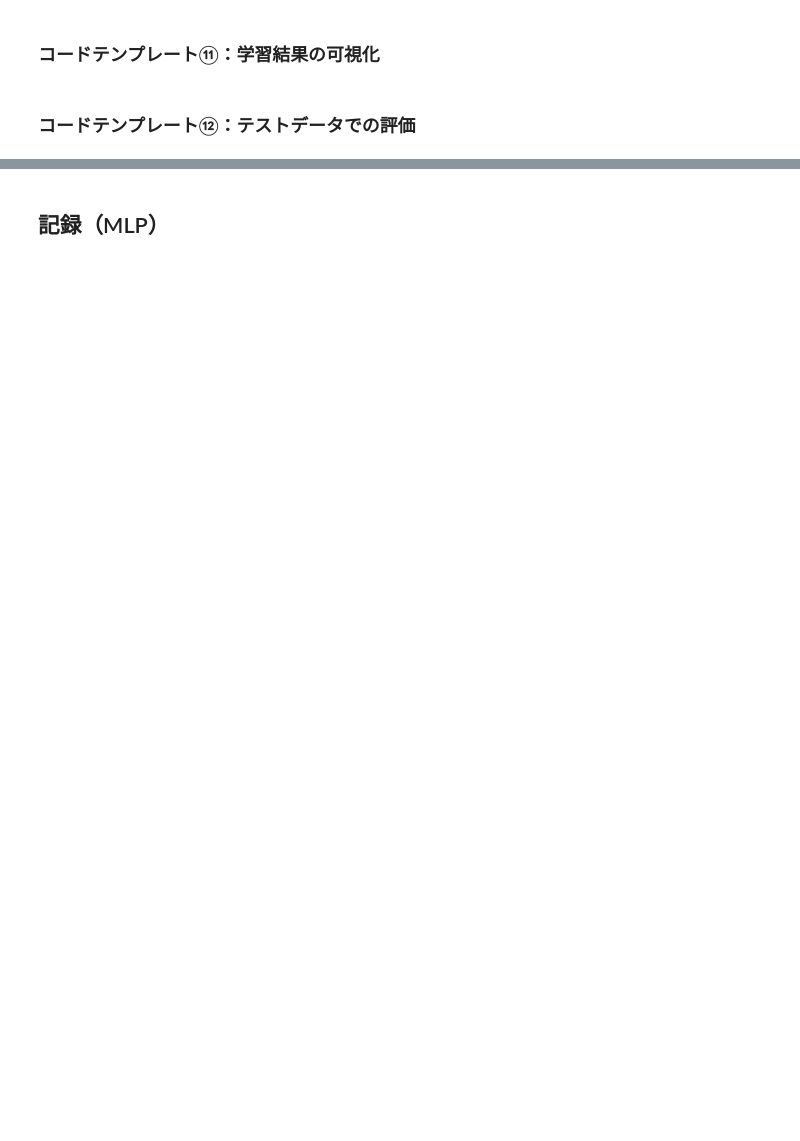
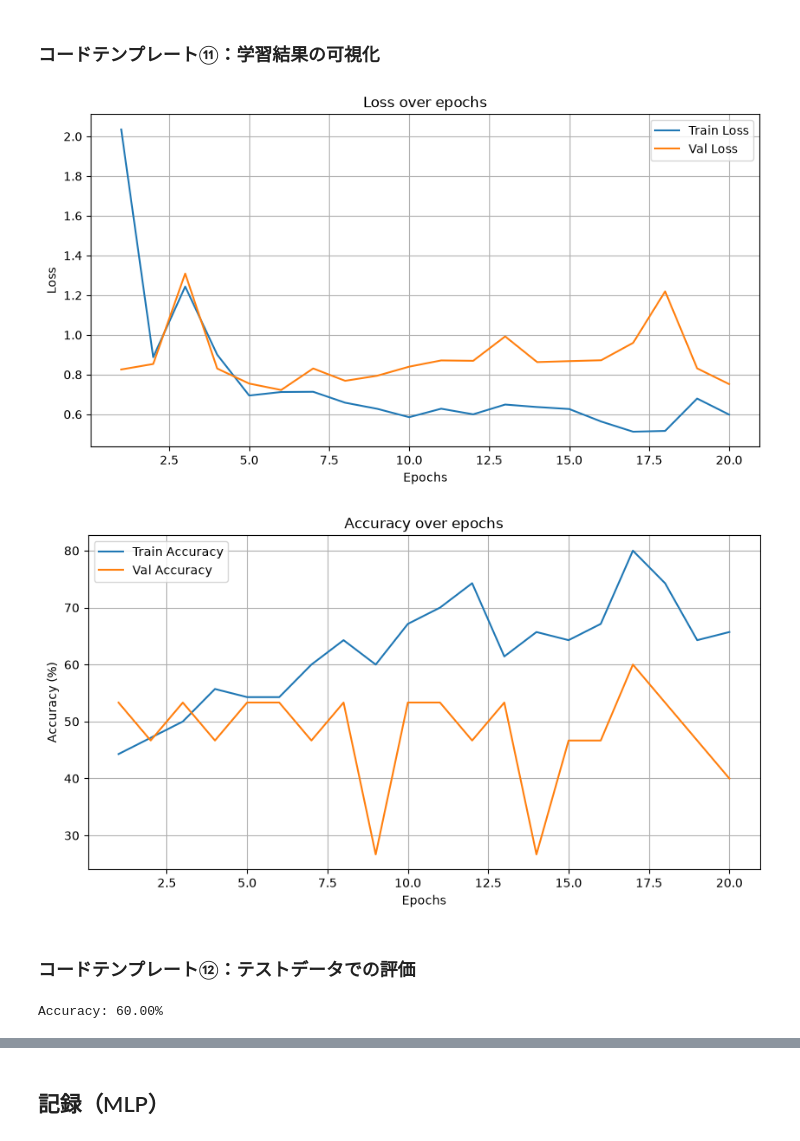
Before and after one commit to Wakana-0907/2026AI_TD, a Jupyter notebook: course1/day4/ex1.ipynb, the cells around one changed output, grey strips where cells are left out. Drawn from its saved outputs; the diff is of its cells as text; code cells hidden in the pictures; blank space fills up the shorter version.

```diff
--- a/course1/day4/ex1.ipynb
+++ b/course1/day4/ex1.ipynb
@@ -81,4 +260,9 @@ check("⑦", globals())
 # %% [markdown]
 ### コードテンプレート⑧⑨：損失関数と最適化手法
+# %%
+# 損失関数：予測と正解のずれを測る（分類で標準の交差エントロピー）
+criterion = nn.CrossEntropyLoss()
+# 最適化手法：損失が小さくなる向きに重みを少しずつ動かす（学習率 0.001）
+optimizer = optim.Adam(model.parameters(), lr=0.001)
 # %%
 check("⑧⑨", globals())
@@ -91,6 +363,52 @@ check("⑩", globals())
 # %% [markdown]
 ### コードテンプレート⑪：学習結果の可視化
+# %%
+import seaborn as sns
+# グラフを描く道具
+import matplotlib.pyplot as plt
+# 損失と正解率の推移をグラフにする（訓練と検証を比べる）
+epochs = range(1, len(train_loss_list) + 1)
+plt.figure(figsize=(10, 5))
+
+sns.lineplot(x=epochs, y=train_loss_list, label='Train Loss')
+sns.lineplot(x=epochs, y=val_loss_list, label='Val Loss')
+plt.title('Loss over epochs')
+plt.xlabel('Epochs')
+plt.ylabel('Loss')
+plt.legend()
+plt.grid(True)
+plt.show()
+
+plt.figure(figsize=(10, 5))
+sns.lineplot(x=epochs, y=train_acc_list, label='Train Accuracy')
+sns.lineplot(x=epochs, y=val_acc_list, label='Val Accuracy')
+plt.title('Accuracy over epochs')
+plt.xlabel('Epochs')
+plt.ylabel('Accuracy (%)')
+plt.legend()
+plt.grid(True)
+plt.show()
+# %% [output]
+[figure, added]
+[figure, added]
 # %% [markdown]
 ### コードテンプレート⑫：テストデータでの評価
+# %%
+model.eval()   # 評価モード（学習のときだけ働く Dropout などを止める）
+# テストデータ（学習にも検証にも使っていないデータ）で正解率を求める
+correct = 0
+total = 0
+# 勾配を計算しない（評価だけなので速く，メモリも少なくて済む）
+with torch.no_grad():
+    for images, labels in test_loader:
+        images, labels = images.to(device), labels.to(device)
+        outputs = model(images)
+        # 最も確率の高いクラスを予測とし，正解の数を数える
+        _, predicted = torch.max(outputs.data, 1)
+        total += labels.size(0)
+        correct += (predicted == labels).sum().item()
+print(f'Accuracy: {correct / total * 100:.2f}% ')
+# %% [output]
+Accuracy: 60.00%
 # %%
 check("⑫", globals())
```
Also changed, not shown: parts of 34 cells of this notebook, 23 other files.
